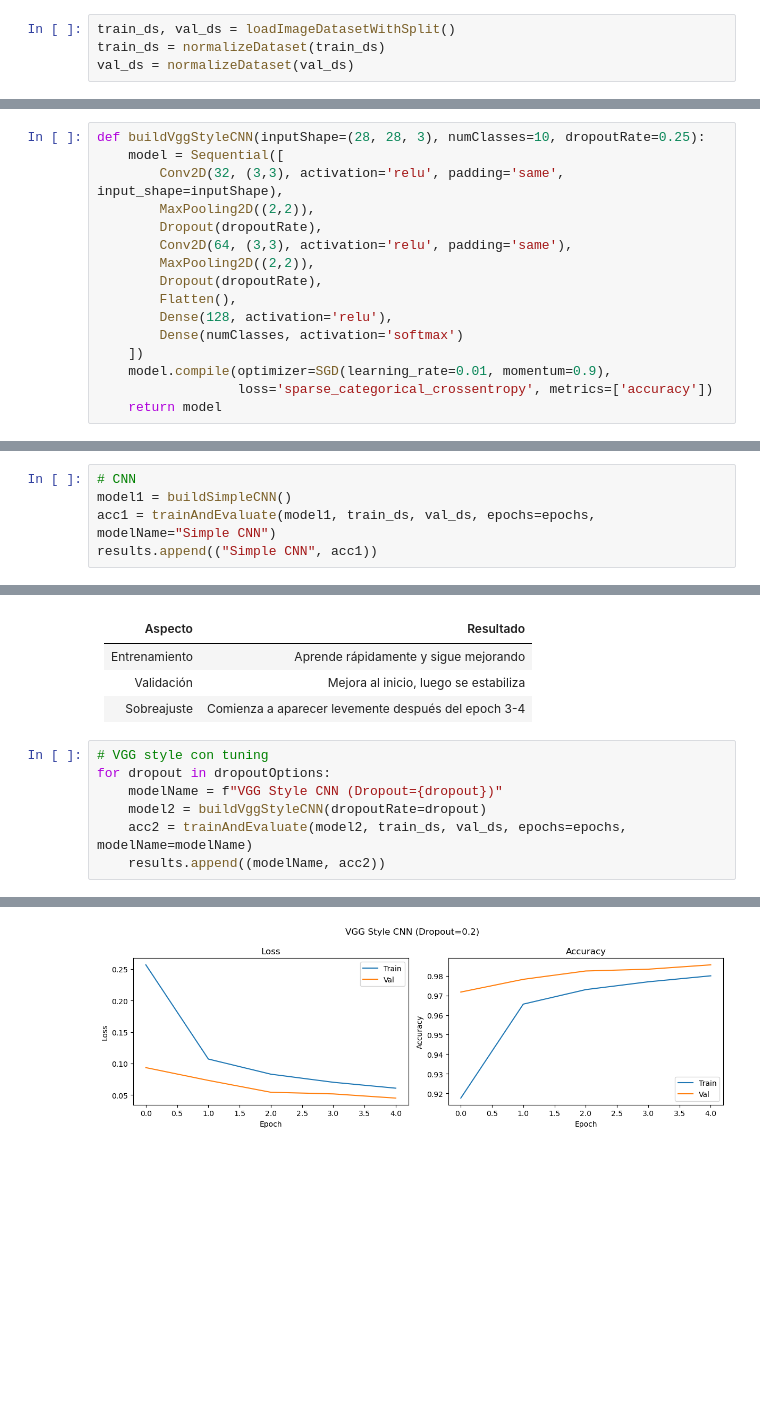
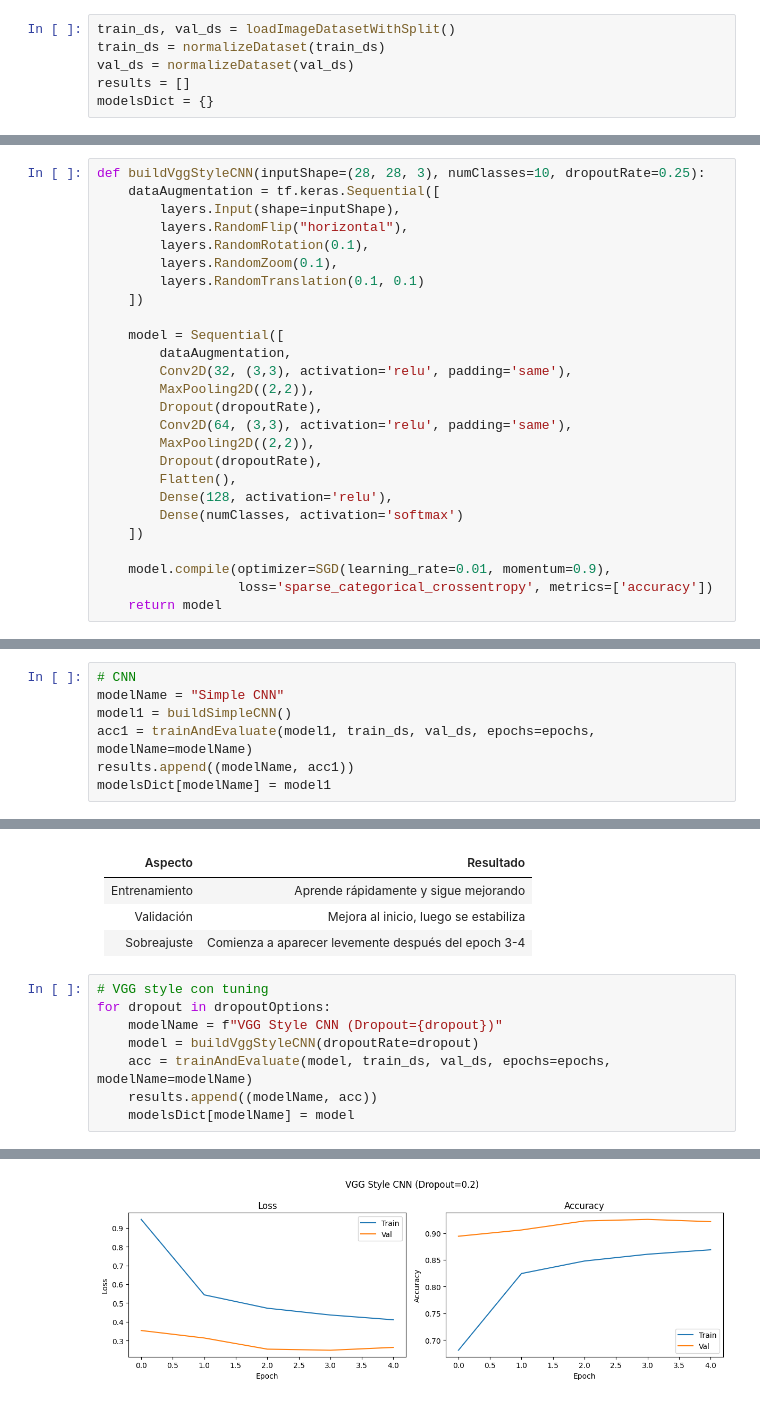
Before and after one commit to JosueSay/labs-ds, a Jupyter notebook: lab3/lab3.ipynb, the cells around one changed output, grey strips where cells are left out. Saved outputs shown, nothing was run; the diff lists cells and outputs as text; blank space fills up the shorter version.

Commit message:
feat: cambiando imagenes de test probando y modelos cambios

```diff
--- a/lab3/lab3.ipynb
+++ b/lab3/lab3.ipynb
@@ -230,6 +226,8 @@ from tensorflow.keras.layers import Rescaling
 train_ds, val_ds = loadImageDatasetWithSplit()
 train_ds = normalizeDataset(train_ds)
 val_ds = normalizeDataset(val_ds)
+results = []
+modelsDict = {}
 # %% [output]
 Found 300000 files belonging to 10 classes.
 Using 240000 files for training.
@@ -258,8 +256,17 @@ Esto crea un modelo **de red neuronal convolucional (CNN)** simple:
 * `softmax`: convierte la salida en probabilidades sobre 10 clases (números del 0 al 9).
 # %%
 def buildVggStyleCNN(inputShape=(28, 28, 3), numClasses=10, dropoutRate=0.25):
+    dataAugmentation = tf.keras.Sequential([
+        layers.Input(shape=inputShape),
+        layers.RandomFlip("horizontal"),
+        layers.RandomRotation(0.1),
+        layers.RandomZoom(0.1),
+        layers.RandomTranslation(0.1, 0.1)
+    ])
+
     model = Sequential([
-        Conv2D(32, (3,3), activation='relu', padding='same', input_shape=inputShape),
+        dataAugmentation,
+        Conv2D(32, (3,3), activation='relu', padding='same'),
         MaxPooling2D((2,2)),
         Dropout(dropoutRate),
         Conv2D(64, (3,3), activation='relu', padding='same'),
@@ -269,6 +276,7 @@ def buildVggStyleCNN(inputShape=(28, 28, 3), numClasses=10, dropoutRate=0.25):
         Dense(128, activation='relu'),
         Dense(numClasses, activation='softmax')
     ])
+
     model.compile(optimizer=SGD(learning_rate=0.01, momentum=0.9),
                   loss='sparse_categorical_crossentropy', metrics=['accuracy'])
     return model
@@ -326,5 +406,7 @@ results = []
 # %%
 # CNN
+modelName = "Simple CNN"
 model1 = buildSimpleCNN()
-acc1 = trainAndEvaluate(model1, train_ds, val_ds, epochs=epochs, modelName="Simple CNN")
-results.append(("Simple CNN", acc1))
+acc1 = trainAndEvaluate(model1, train_ds, val_ds, epochs=epochs, modelName=modelName)
+results.append((modelName, acc1))
+modelsDict[modelName] = model1
@@ -351,8 +420,9 @@ Simple CNN Accuracy: 96.08%
 # VGG style con tuning
 for dropout in dropoutOptions:
     modelName = f"VGG Style CNN (Dropout={dropout})"
-    model2 = buildVggStyleCNN(dropoutRate=dropout)
-    acc2 = trainAndEvaluate(model2, train_ds, val_ds, epochs=epochs, modelName=modelName)
-    results.append((modelName, acc2))
+    model = buildVggStyleCNN(dropoutRate=dropout)
+    acc = trainAndEvaluate(model, train_ds, val_ds, epochs=epochs, modelName=modelName)
+    results.append((modelName, acc))
+    modelsDict[modelName] = model
 # %% [output]
 Epoch 1/5
@@ -369,2 +439,2 @@ VGG Style CNN (Dropout=0.2) Accuracy: 98.57%
-[figure, old version]
+[figure, new version]
 Epoch 1/5
```
Also changed, not shown: parts of 42 cells of this notebook, 15 other files.
